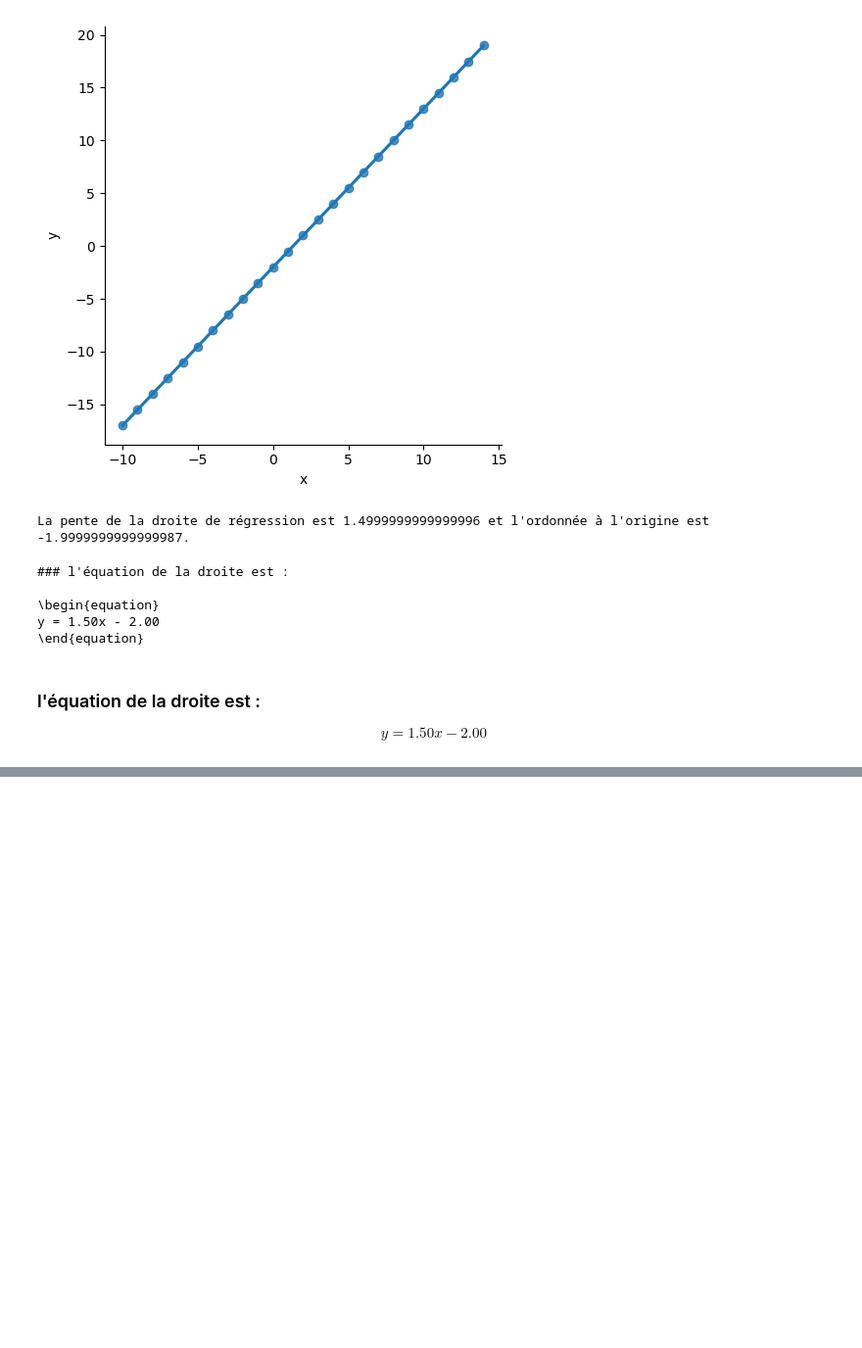
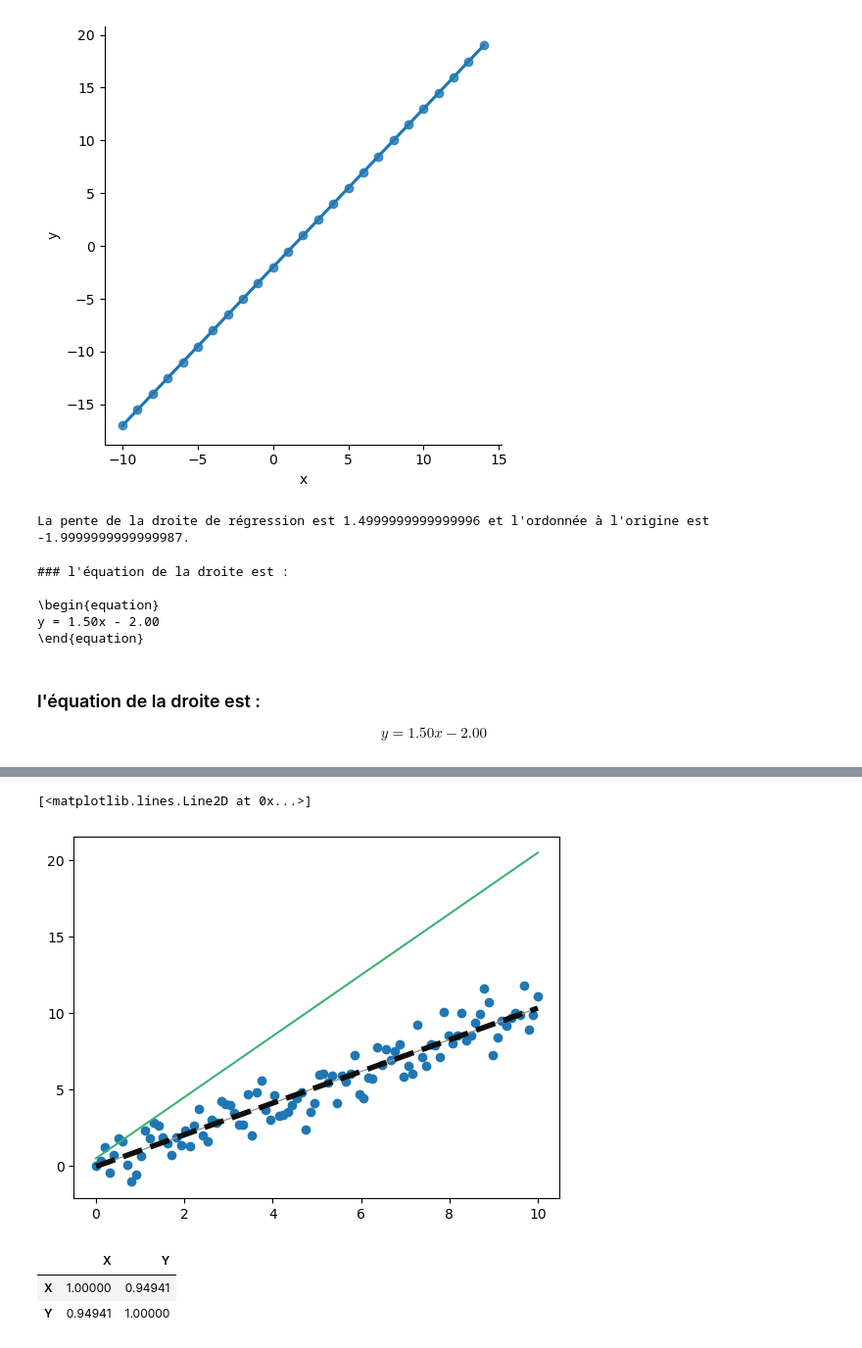
Before and after one commit to bigmoletos/WildCodeSchool_formation_IA_nov2023, a Jupyter notebook: live_coding/notebook_equation_stat.ipynb, the cells around one changed output, grey strips where cells are left out. Shown at 98% size. Saved outputs shown, nothing was run; the diff lists cells and outputs as text; code cells hidden in the pictures; blank space fills up the shorter version.

```diff
--- a/live_coding/notebook_equation_stat.ipynb
+++ b/live_coding/notebook_equation_stat.ipynb
@@ -136,0 +204,27 @@ y = 1.50x - 2.00
+# %%
+predictionYScikitLearn = reg.predict(df.X.values.reshape(-1,1))
+# %%
+#  les 3 graphes approche manuelle des coefficient_directeur,
+# approche avec la formule des moindres carrés ordinaires puis avec
+# sklearn de ScikitLearn
+plt.scatter(X, Y)
+# plt.plot(X, YPrediction, color='aquamarine')
+plt.plot(X, YPrediction, color='mediumseagreen')
+plt.plot(X, predictionY, linestyle="-", color='0.6', linewidth=1)
+plt.plot(X, predictionYScikitLearn, linestyle="--",
+         color='#0f0f0f', linewidth=4)
+# %% [output]
+[<matplotlib.lines.Line2D at 0x...>]
+[figure, added]
+# %%
+# methode de bravais pearson: -1 à 1 plus on est proche d'une des limite plus on il y a un e corrleataion linearire forte
+# -1 signifie correlation linearre negative, quand X augment Y diminue proportionnellment de
+#  proche de 0 pas de correlation
+
+df.corr()
+
+# Comme ona
+# %% [output]
+|  | X | Y |
+| X | 1.00000 | 0.94941 |
+| Y | 0.94941 | 1.00000 |
```
Also changed, not shown: parts of 13 cells of this notebook, 33 other files.
